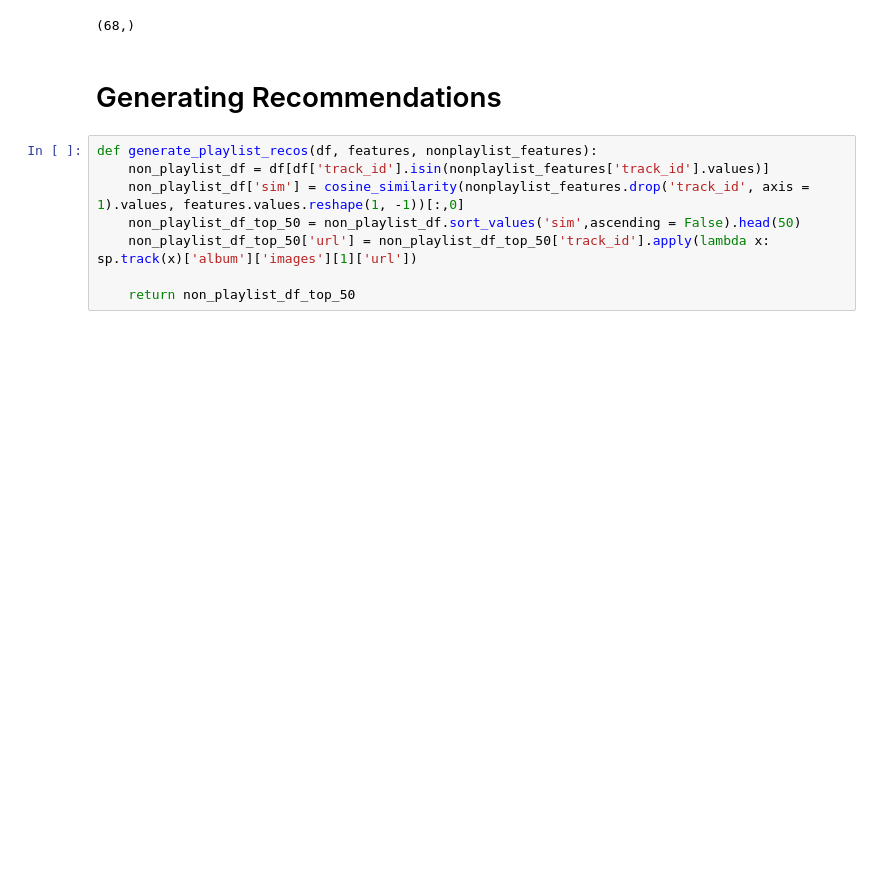
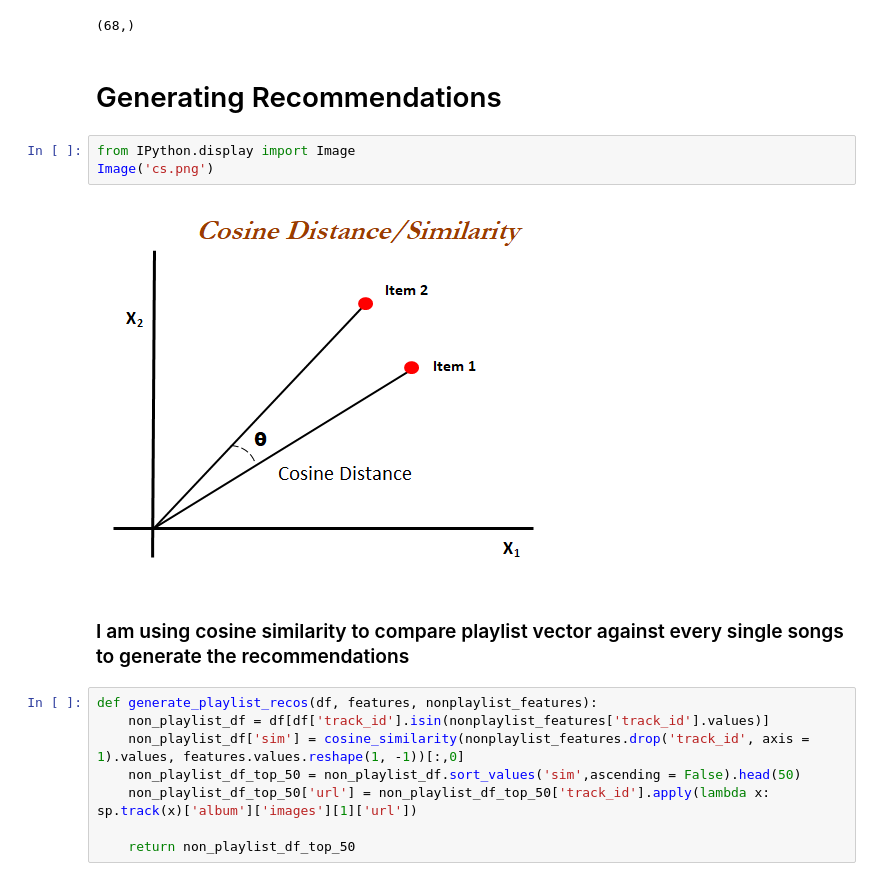
Before and after one commit to wandererabir/Spotify-Recommendation-System, a Jupyter notebook: Engine.ipynb, the cells around one changed output. Saved outputs shown, nothing was run; the diff lists cells and outputs as text; blank space fills up the shorter version.

Commit message:
Recommendation System

```diff
--- a/Engine.ipynb
+++ b/Engine.ipynb
@@ -504,6 +511,13 @@ complete_feature_set_playlist_vector_mine.shape
 (68,)
 # %% [markdown]
 # Generating Recommendations
+# %%
+from IPython.display import Image
+Image('cs.png')
+# %% [output]
+[figure, added]
+# %% [markdown]
+### I am using cosine similarity to compare playlist vector against every single songs to generate the recommendations
 # %%
 def generate_playlist_recos(df, features, nonplaylist_features):
     non_playlist_df = df[df['track_id'].isin(nonplaylist_features['track_id'].values)]
```
Also changed, not shown: parts of 3 cells of this notebook, 2 other files.
